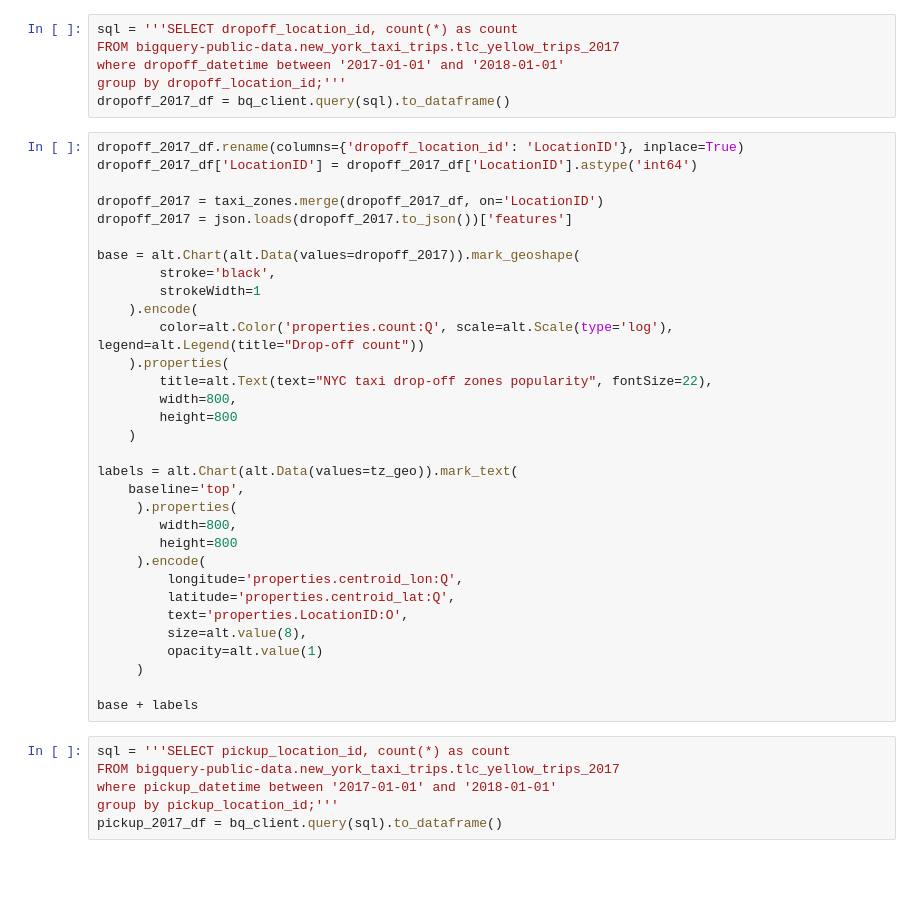
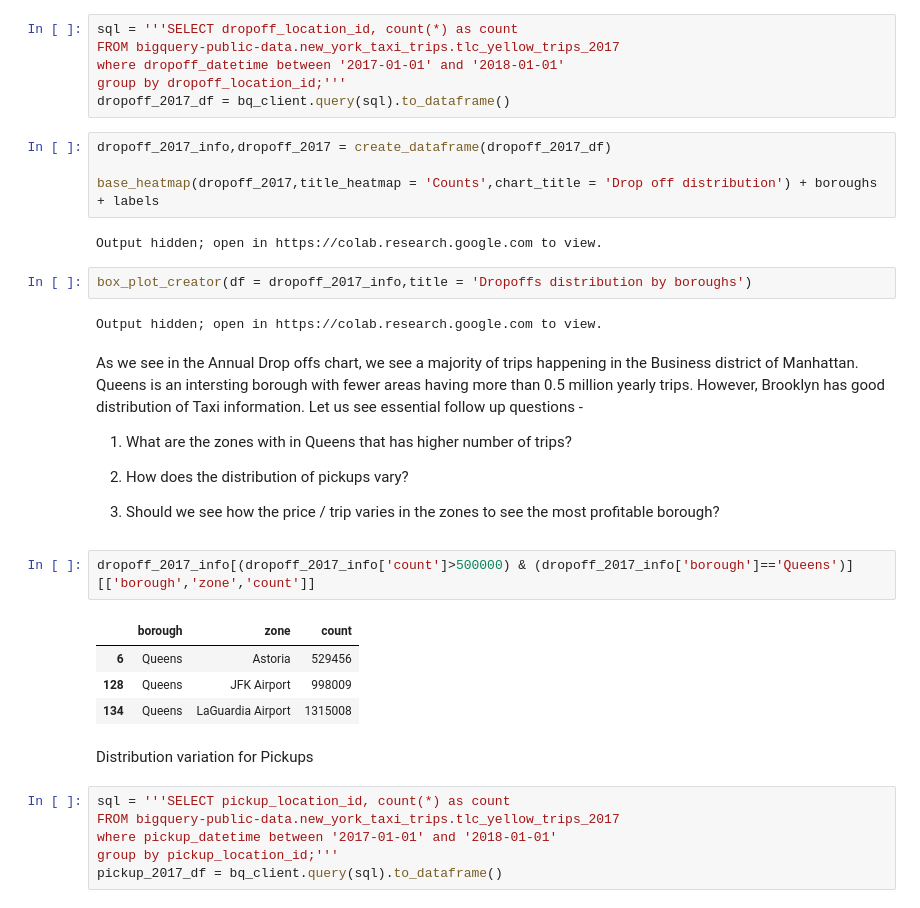
Before and after one commit to MADS-milestone/milestone-1, a Jupyter notebook: milestone1.ipynb, the cells around one changed output. Cells and saved outputs as stored; diff of their text form; blank space fills up the shorter version.

Commit message:
Update 27012021
Added the custom utility module and some other box plots

```diff
--- a/milestone1.ipynb
+++ b/milestone1.ipynb
@@ -132,38 +305,33 @@ FROM bigquery-public-data.new_york_taxi_trips.tlc_yellow_trips_2017
 where dropoff_datetime between '2017-01-01' and '2018-01-01'
 group by dropoff_location_id;'''
 dropoff_2017_df = bq_client.query(sql).to_dataframe()
-# %%
-dropoff_2017_df.rename(columns={'dropoff_location_id': 'LocationID'}, inplace=True)
-dropoff_2017_df['LocationID'] = dropoff_2017_df['LocationID'].astype('int64')
-
-dropoff_2017 = taxi_zones.merge(dropoff_2017_df, on='LocationID')
-dropoff_2017 = json.loads(dropoff_2017.to_json())['features']
-
-base = alt.Chart(alt.Data(values=dropoff_2017)).mark_geoshape(
-        stroke='black',
-        strokeWidth=1
-    ).encode(
-        color=alt.Color('properties.count:Q', scale=alt.Scale(type='log'), legend=alt.Legend(title="Drop-off count"))
-    ).properties(
-        title=alt.Text(text="NYC taxi drop-off zones popularity", fontSize=22),
-        width=800,
-        height=800
-    )
-
-labels = alt.Chart(alt.Data(values=tz_geo)).mark_text(
-    baseline='top',
-     ).properties(
-        width=800,
-        height=800
-     ).encode(
-         longitude='properties.centroid_lon:Q',
-         latitude='properties.centroid_lat:Q',
-         text='properties.LocationID:O',
-         size=alt.value(8),
-         opacity=alt.value(1)
-     )
-
-base + labels
+# %%
+dropoff_2017_info,dropoff_2017 = create_dataframe(dropoff_2017_df)
+
+base_heatmap(dropoff_2017,title_heatmap = 'Counts',chart_title = 'Drop off distribution') + boroughs + labels
+# %% [output]
+Output hidden; open in https://colab.research.google.com to view.
+# %%
+box_plot_creator(df = dropoff_2017_info,title = 'Dropoffs distribution by boroughs')
+# %% [output]
+Output hidden; open in https://colab.research.google.com to view.
+# %% [markdown]
+As we see in the Annual Drop offs chart, we see a majority of trips happening in the Business district of Manhattan. Queens is an intersting borough with fewer areas having more than 0.5 million yearly trips. However, Brooklyn has good distribution of Taxi information. Let us see essential follow up questions -
+
+1) What are the zones with in Queens that has higher number of trips?
+
+2) How does the distribution of pickups vary?
+
+3) Should we see how the price / trip varies in the zones to see the most profitable borough?
+# %%
+dropoff_2017_info[(dropoff_2017_info['count']>500000) & (dropoff_2017_info['borough']=='Queens')][['borough','zone','count']]
+# %% [output]
+|  | borough | zone | count |
+| 6 | Queens | Astoria | 529456 |
+| 128 | Queens | JFK Airport | 998009 |
+| 134 | Queens | LaGuardia Airport | 1315008 |
+# %% [markdown]
+Distribution variation for Pickups
 # %%
 sql = '''SELECT pickup_location_id, count(*) as count
 FROM bigquery-public-data.new_york_taxi_trips.tlc_yellow_trips_2017
```
Also changed, not shown: parts of 30 cells of this notebook.
